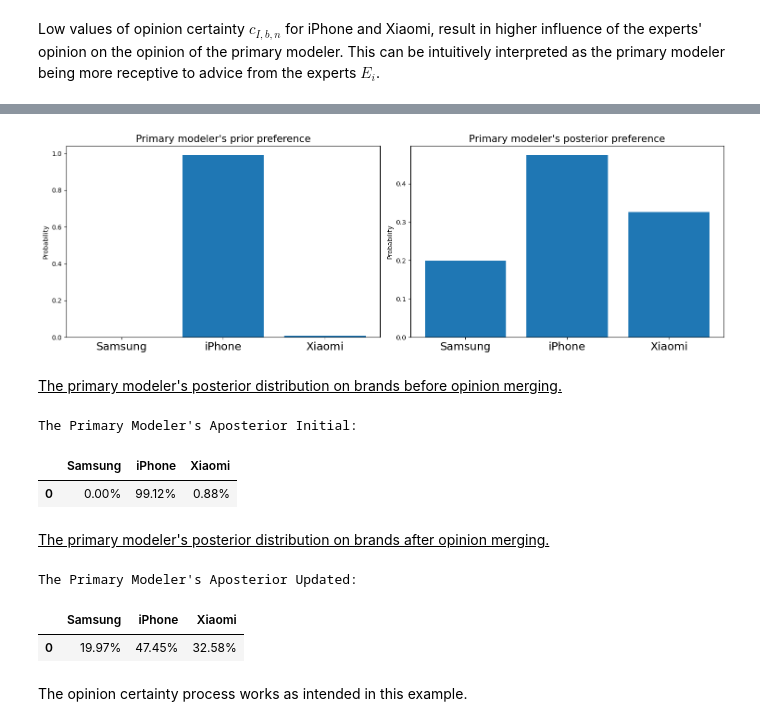
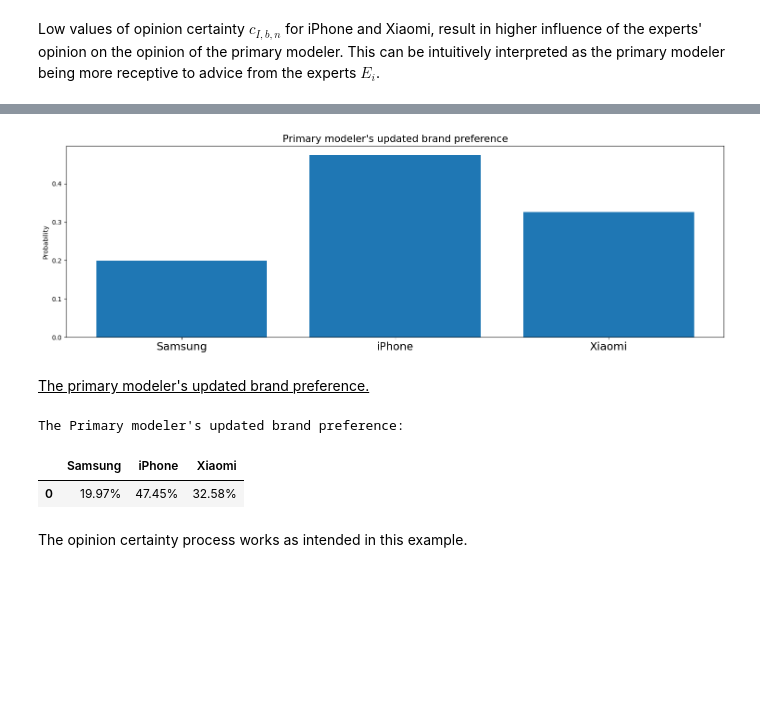
Before and after one commit to Ruzejjur/TMoCOBoT_python, a Jupyter notebook: code/main.ipynb, the cells around one changed output, grey strips where cells are left out. Saved outputs shown, nothing was run; the diff lists cells and outputs as text; code cells hidden in the pictures; blank space fills up the shorter version.

Commit message:
Removed prior opinion merging as it is non-informatiove

```diff
--- a/code/main.ipynb
+++ b/code/main.ipynb
@@ -1436,7 +1495,7 @@ xiaomi_expert_opinions = np.array([
 # Running the simulated example from the auxiliary module
 
 # Call the simulated_example function with the provided parameters
-primary_modeler_posterior_initial, primary_modeler_posterior_updated = auxiliary.simulated_example(
+_, primary_modeler_posterior_updated = auxiliary.simulated_example(
     primary_modeler_scores,  # Initial scores given by the primary modeler
     opinion_certainty_array,  # Certainty of the primary modeler's opinions
     apply_certainty,  # Flag to apply certainty
@@ -1453,68 +1512,43 @@ primary_modeler_posterior_initial, primary_modeler_posterior_updated = auxiliary
 # %%
 ## Plot primary modeler's initial and updated posterior distribution on brands
 
 # Create a figure window with two subplots
-fig, axes = plt.subplots(1, 2, figsize=(15, 5))
+fig, axes = plt.subplots(1, 1, figsize=(15, 5))
 
 # Variable names for the x-ticks
 variable_names = ['Samsung', 'iPhone', 'Xiaomi']
 
 # Plotting the initial posterior distribution as a bar chart
-axes[0].bar(variable_names, primary_modeler_posterior_initial)
-axes[0].set_ylabel('Probability')
-axes[0].set_title("Primary modeler's prior preference", fontsize=15.5)
-axes[0].tick_params(axis='x', labelsize=17)
-
-# Plotting the updated posterior distribution as a bar chart
-axes[1].bar(variable_names, primary_modeler_posterior_updated)
-axes[1].set_ylabel('Probability')
-axes[1].set_title("Primary modeler's posterior preference", fontsize=15.5)
-axes[1].tick_params(axis='x', labelsize=17)
+axes.bar(variable_names, primary_modeler_posterior_updated)
+axes.set_ylabel('Probability')
+axes.set_title("Primary modeler's updated brand preference", fontsize=15.5)
+axes.tick_params(axis='x', labelsize=17)
 
 # Save the figure
-save_path = os.path.join(working_directory, 'Bar_charts', 'figure_5.png')
+save_path = os.path.join(working_directory, 'Bar_charts', 'figure_5.eps')
 plt.tight_layout()
-plt.savefig(save_path)
+plt.savefig(save_path, format='eps')
 
 # Show the plots
 plt.show()
 # %% [output]
-[figure, old version]
+[figure, new version]
 # %% [markdown]
-<ins>The primary modeler's posterior distribution on brands before opinion merging.</ins>
+<ins>The primary modeler's updated brand preference.</ins>
 # %%
 # Round the values and convert them to percentage strings
-primary_modeler_posterior_initial_percent = [f"{value * 100:.2f}%" for value in primary_modeler_posterior_initial]
+primary_modeler_posterior_updated_percent = [f"{value * 100:.2f}%" for value in primary_modeler_posterior_updated]
 
-# Create a DataFrame for the initial posterior percentages
-primary_modeler_posterior_initial_df = pd.DataFrame(
-    [primary_modeler_posterior_initial_percent],    # Percentage values as a list
+# Create a DataFrame for the updated posterior percentages
+primary_modeler_posterior_updated_df = pd.DataFrame(
+    [primary_modeler_posterior_updated_percent],    # Percentage values as a list
     columns=["Samsung", "iPhone", "Xiaomi"]         # Column labels for the DataFrame
 )
 
 # Display the DataFrame
-print("The Primary Modeler's Aposterior Initial:")
-primary_modeler_posterior_initial_df
+print("The Primary modeler's updated brand preference:")
+primary_modeler_posterior_updated_df
 # %% [output]
-The Primary Modeler's Aposterior Initial:
+The Primary modeler's updated brand preference:
 |  | Samsung | iPhone | Xiaomi |
-| 0 | 0.00% | 99.12% | 0.88% |
+| 0 | 19.97% | 47.45% | 32.58% |
-# %% [markdown]
-<ins>The primary modeler's posterior distribution on brands after opinion merging.</ins>
-# %%
-# Round the values and convert them to percentage strings
-primary_modeler_posterior_updated_percent = [f"{value * 100:.2f}%" for value in primary_modeler_posterior_updated]
-
-# Create a DataFrame for the updated posterior percentages
-primary_modeler_posterior_updated_df = pd.DataFrame(
-    [primary_modeler_posterior_updated_percent],    # Percentage values as a list
-    columns=["Samsung", "iPhone", "Xiaomi"]         # Column labels for the DataFrame
-)
-
-# Display the DataFrame
-print("The Primary Modeler's Aposterior Updated:")
-primary_modeler_posterior_updated_df
-# %% [output]
-The Primary Modeler's Aposterior Updated:
-|  | Samsung | iPhone | Xiaomi |
-| 0 | 19.97% | 47.45% | 32.58% |
```
Also changed, not shown: parts of 75 cells of this notebook, 4 other files.
